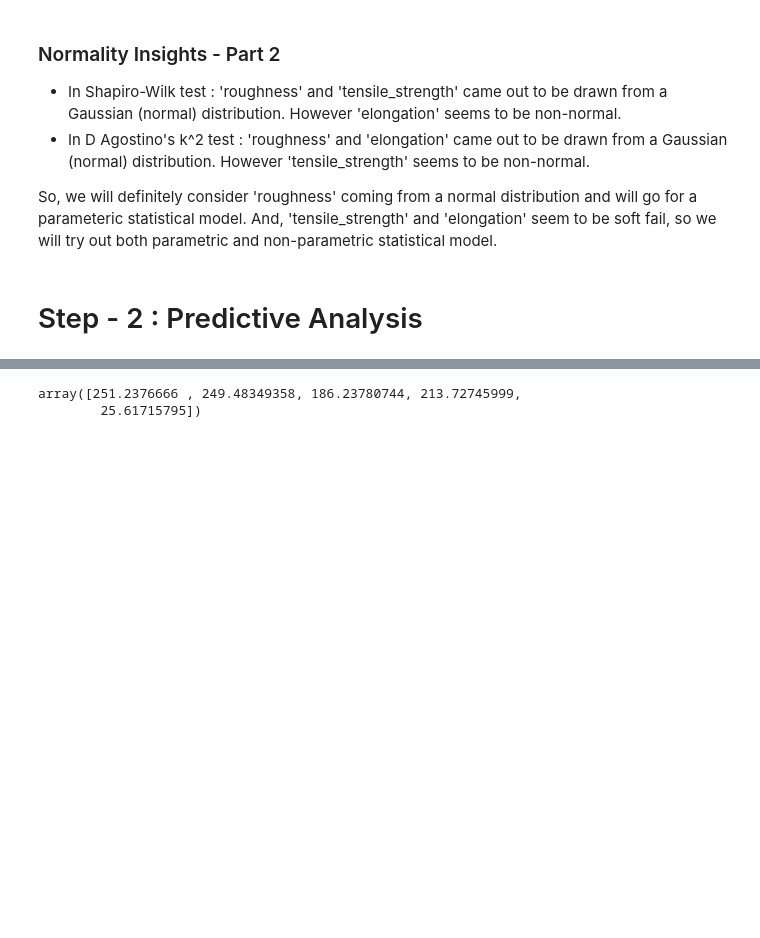
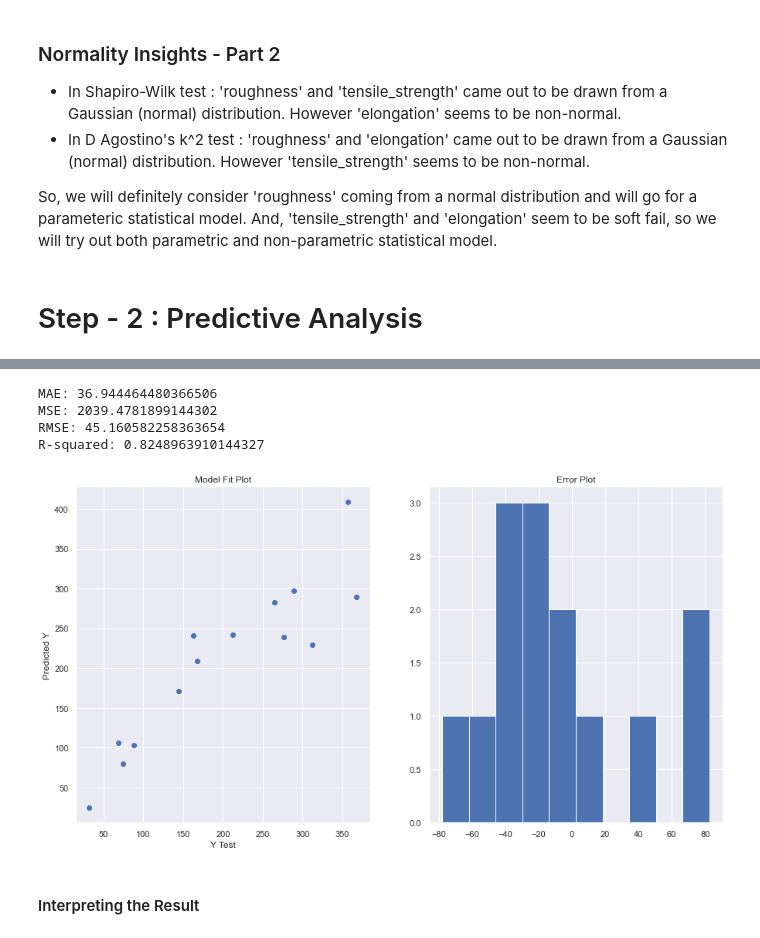
Before and after one commit to SuvroBaner/polymerize.io, a Jupyter notebook: polymerize_notebook.ipynb, the cells around one changed output, grey strips where cells are left out. Cells and saved outputs as stored; diff of their text form; code cells hidden in the pictures; blank space fills up the shorter version.

Commit message:
regression model

```diff
--- a/polymerize_notebook.ipynb
+++ b/polymerize_notebook.ipynb
@@ -363,12 +367,17 @@ And, 'tensile_strength' and 'elongation' seem to be soft fail, so we will try ou
 # %%
 # The data preparation for the model -
 
-def createDataLoader(target, cols, data, test_size = 0.2):
-    features = []
-    for col in cols:
-        if col == target:
-            continue
-        features.append(col)
+def createDataLoader(target, cols, data, test_size = 0.3, keep_cols = []):
+    if len(keep_cols) > 0:
+        features = keep_cols
+    else:
+        features = []
+        for col in cols:
+            if col == target:
+                continue
+            features.append(col)
+
+    print(features)
 
     y = data[target]
     X = data[features]
@@ -376,7 +385,7 @@ def createDataLoader(target, cols, data, test_size = 0.2):
     # Getting dummy encoding for 'infill_pattern' and 'material'
     X = pd.get_dummies(data = X, drop_first=True)
 
-    X_train, X_test, y_train, y_test = train_test_split(X, y, test_size=0.1, random_state=101)
+    X_train, X_test, y_train, y_test = train_test_split(X, y, test_size = test_size, random_state=101)
 
     data_loader = {'X_train': X_train,
                    'X_test': X_test,
@@ -428,0 +441,2 @@ class LinearRegressionModel(Model):
+# %%
+data_loader = createDataLoader('roughness', df_columns, df, test_size = 0.3)
@@ -433,2 +449,0 @@ lm_obj.initialize()
-# %%
-data_loader = createDataLoader('roughness', df_columns, df, test_size = 0.2)
@@ -435,9 +456,26 @@ data_loader = createDataLoader('roughness', df_columns, df, test_size = 0.2)
 # %%
-lm_roughness = lm_obj.modelTrain(data_loader)
+def evaluateLM(y_test, predictions, plot = True):
+    print('MAE:', metrics.mean_absolute_error(y_test, predictions))
+    print('MSE:', metrics.mean_squared_error(y_test, predictions))
+    print('RMSE:', np.sqrt(metrics.mean_squared_error(y_test, predictions)))
+    print('R-squared:', r2_score(y_test, predictions))
+    if plot:
+        plt.rcParams["figure.figsize"] = (15, 8)
+        fig = plt.figure()
+        ax1 = fig.add_subplot(121)
+        ax2 = fig.add_subplot(122)
+        ax1.scatter(y_test, predictions)
+        ax2.hist((y_test - predictions))
+        ax1.set_title("Model Fit Plot")
+        ax1.set_xlabel('Y Test')
+        ax1.set_ylabel('Predicted Y')
+        ax2.set_title("Error Plot")
+        plt.show()
 # %%
-preds_roughness = lm_obj.modelPredict(data_loader)
+evaluateLM(data_loader['y_test'], preds_roughness)
+# %% [output]
+MAE: 36.944464480366506
+MSE: 2039.4781899144302
+RMSE: 45.160582258363654
+R-squared: 0.8248963910144327
+[figure, added]
-# %%
-preds_roughness
-# %% [output]
-array([251.2376666 , 249.48349358, 186.23780744, 213.72745999,
-        25.61715795])
@@ -446,0 +482,2 @@ plt.scatter(y_test, predictions)
+# %% [markdown]
+#### Interpreting the Result
```
Also changed, not shown: parts of 26 cells of this notebook.
